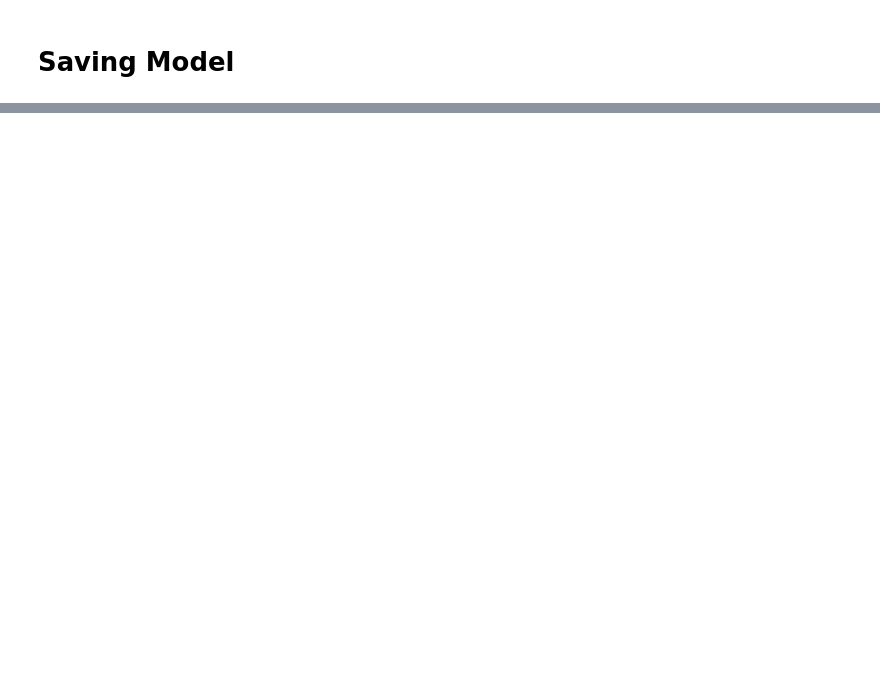
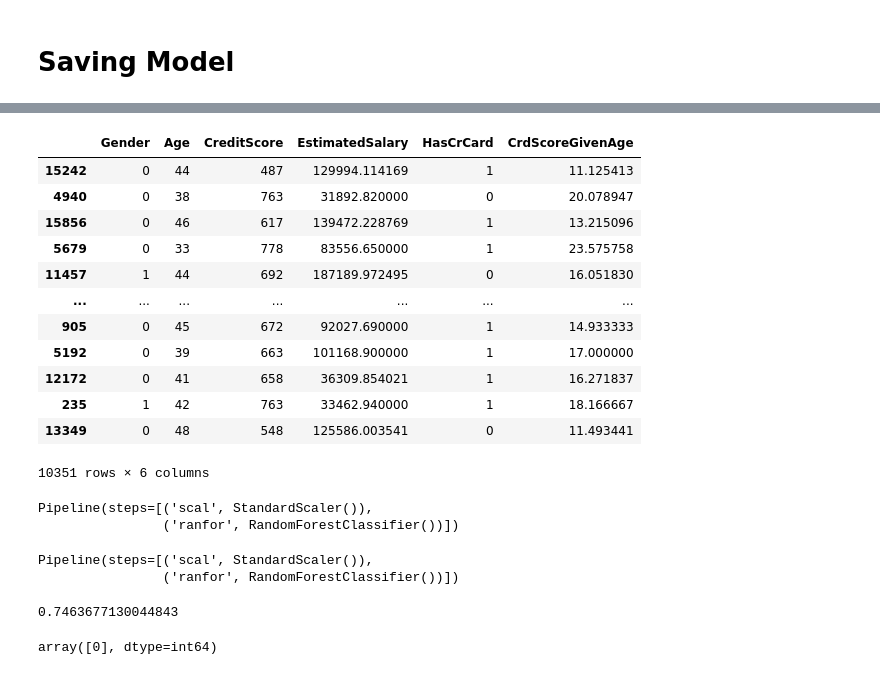
Before and after one commit to ladyryan/Churn-Pred, a Jupyter notebook: Copy_of_Customer_Churn_Prediction.ipynb, the cells around one changed output, grey strips where cells are left out. Cells and saved outputs as stored; diff of their text form; code cells hidden in the pictures; blank space fills up the shorter version.

```diff
--- a/Copy_of_Customer_Churn_Prediction.ipynb
+++ b/Copy_of_Customer_Churn_Prediction.ipynb
@@ -642,0 +895,18 @@ ROC AUC: 0.82
+# %%
+a_train, a_test, b_train, b_test = train_test_split(X2_se, y2_se, test_size=0.35, random_state=1)
+# %%
+a_train
+# %% [output]
+|  | Gender | Age | CreditScore | EstimatedSalary | HasCrCard | CrdScoreGivenAge |
+| 15242 | 0 | 44 | 487 | 129994.114169 | 1 | 11.125413 |
+| 4940 | 0 | 38 | 763 | 31892.820000 | 0 | 20.078947 |
+| 15856 | 0 | 46 | 617 | 139472.228769 | 1 | 13.215096 |
+| 5679 | 0 | 33 | 778 | 83556.650000 | 1 | 23.575758 |
+| 11457 | 1 | 44 | 692 | 187189.972495 | 0 | 16.051830 |
+| ... | ... | ... | ... | ... | ... | ... |
+| 905 | 0 | 45 | 672 | 92027.690000 | 1 | 14.933333 |
+| 5192 | 0 | 39 | 663 | 101168.900000 | 1 | 17.000000 |
+| 12172 | 0 | 41 | 658 | 36309.854021 | 1 | 16.271837 |
+| 235 | 1 | 42 | 763 | 33462.940000 | 1 | 18.166667 |
+| 13349 | 0 | 48 | 548 | 125586.003541 | 0 | 11.493441 |
+10351 rows × 6 columns
@@ -643,2 +915,24 @@ ROC AUC: 0.82
+# %%
+pipe = Pipeline([('scal', StandardScaler()), ('ranfor', RandomForestClassifier(n_estimators=100, criterion='gini', max_depth=None, min_samples_split=2))])
+pipe.fit(a_train, b_train)
+# %% [output]
+Pipeline(steps=[('scal', StandardScaler()),
+                ('ranfor', RandomForestClassifier())])
+# %%
+Pipeline(steps=[('scal', StandardScaler()), ('ranfor', RandomForestClassifier(n_estimators=100, criterion='gini', max_depth=None, min_samples_split=2))])
+# %% [output]
+Pipeline(steps=[('scal', StandardScaler()),
+                ('ranfor', RandomForestClassifier())])
+# %%
+pipe.score(a_test, b_test)
+# %% [output]
+0.7463677130044843
+# %%
+# 0	43	850	79084.100000	1	19.767442 -> 0 = No Churn
+# 0	39	699	93826.630000	0	17.923077 -> 0 = No Churn
+# 0	42	619	101348.880000	1	14.738095 -> 1 = Churn
+pipe.predict([[0, 39, 699, 93826.630000, 0, 17.923077]])
+# %% [output]
+array([0], dtype=int64)
 # %%
 import pickle
```
Also changed, not shown: parts of 73 cells of this notebook, 2 other files.
